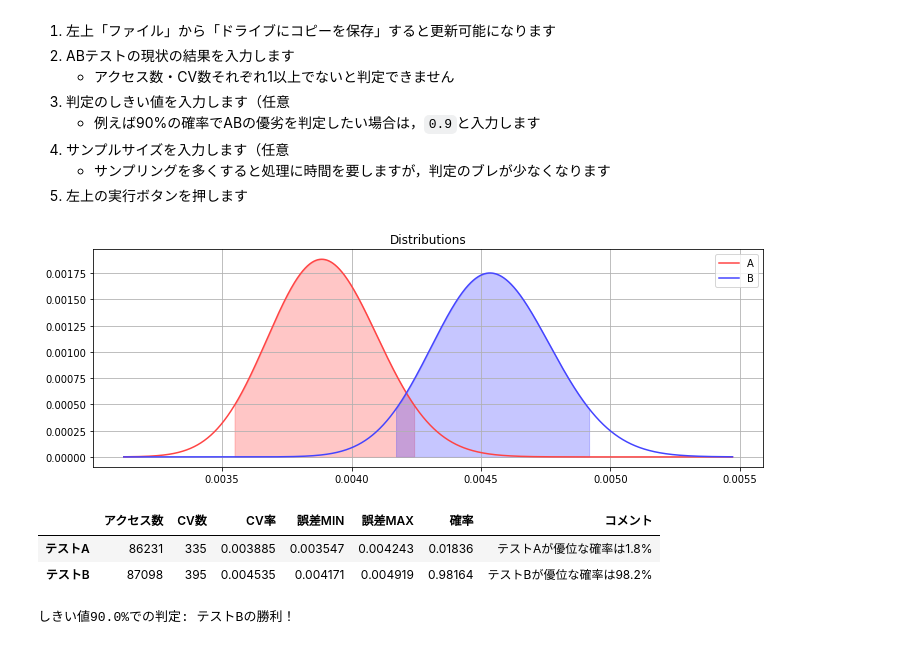
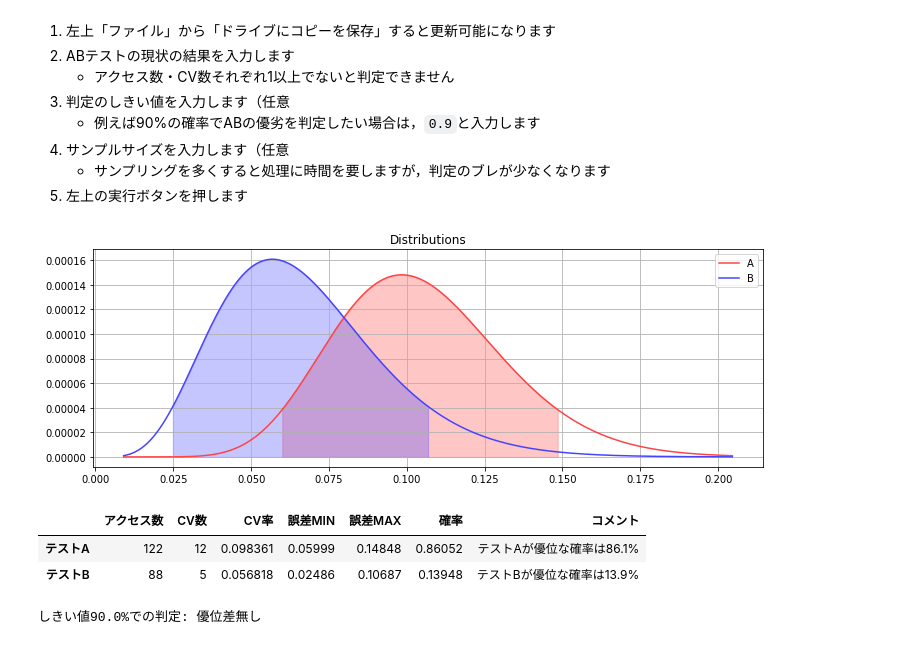
Before and after one commit to o93/bayesian-ab, a Jupyter notebook: BayesianAB.ipynb, the cells around one changed output. Saved outputs shown, nothing was run; the diff lists cells and outputs as text; code cells hidden in the pictures.

```diff
--- a/BayesianAB.ipynb
+++ b/BayesianAB.ipynb
@@ -16,6 +18,7 @@
     - サンプリングを多くすると処理に時間を要しますが，判定のブレが少なくなります
 1. 左上の実行ボタンを押します
 # %%
+from IPython.core.display import publish_display_data
 import numpy as np
 import pandas as pd
 from matplotlib import pyplot as plt
@@ -24,7 +27,7 @@ import seaborn as sns
 
 def betaf(alpha, beta, rates):
     numerator = rates ** (alpha - 1) * (1 - rates) ** (beta - 1)
-    return numerator / numerator.sum()
+    return numerator / (numerator.sum())
 
 def posterior(a, N, prior, rates):
     return betaf(a + 1, N - a + 1, rates)
@@ -91,38 +94,38 @@ def execute_ab(a, b, threshold, sample_size):
     delta_b = sb - sa
 
     f.loc[f.index == 'テストA', '確率'] = (delta_a > 0).mean()
     f.loc[f.index == 'テストB', '確率'] = (delta_b > 0).mean()
 
     f['コメント'] = f.index + 'が優位な確率は' + (f['確率'] * 100).round(1).astype(str) + '%'
 
     # データフレームを表示
     display(f)
 
     print(' ')
 
     win = f[f['確率'] > threshold]
     if win.shape[0] == 0:
         print('しきい値{:.1%}での判定: 優位差無し'.format(threshold))
     else:
         print('しきい値{:.1%}での判定: {}の勝利！'.format(threshold, win.index.values[0]))
 
 #@markdown ABそれぞれに(アクセス数, CV数)を入力
-a = (86231, 335) #@param {type:"raw"}, {type:"raw"}
-b = (87098, 395) #@param {type:"raw"}
+a = (122, 12) #@param {type:"raw"}, {type:"raw"}
+b = (88, 5) #@param {type:"raw"}
 
 #@markdown しきい値を入力
 threshold = 0.9 #@param {type:"number", min:0.0, max:1.0}
 
 #@markdown サンプルサイズを入力
-sample_size = 1000000 #@param {type:"integer", min:0, max:1000000}
+sample_size = 100000 #@param {type:"integer", min:0, max:1000000}
 
 if a[0] == 0 or a[1] == 0 or b[0] == 0 or b[1] == 0:
     print('a, bには0より大きい値を入力してください！')
 else:
     execute_ab(a, b, threshold, sample_size)
 # %% [output]
-[figure, old version]
+[figure, new version]
 |  | アクセス数 | CV数 | CV率 | 誤差MIN | 誤差MAX | 確率 | コメント |
-| テストA | 86231 | 335 | 0.003885 | 0.003547 | 0.004243 | 0.01836 | テストAが優位な確率は1.8% |
-| テストB | 87098 | 395 | 0.004535 | 0.004171 | 0.004919 | 0.98164 | テストBが優位な確率は98.2% |
+| テストA | 122 | 12 | 0.098361 | 0.05999 | 0.14848 | 0.86052 | テストAが優位な確率は86.1% |
+| テストB | 88 | 5 | 0.056818 | 0.02486 | 0.10687 | 0.13948 | テストBが優位な確率は13.9% |
-しきい値90.0%での判定: テストBの勝利！
+しきい値90.0%での判定: 優位差無し
```
Also changed, not shown: parts of 1 cell of this notebook.
